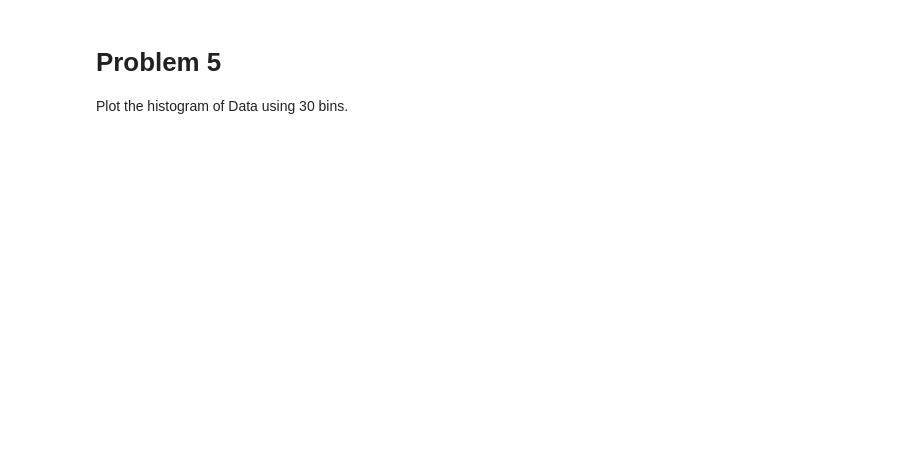
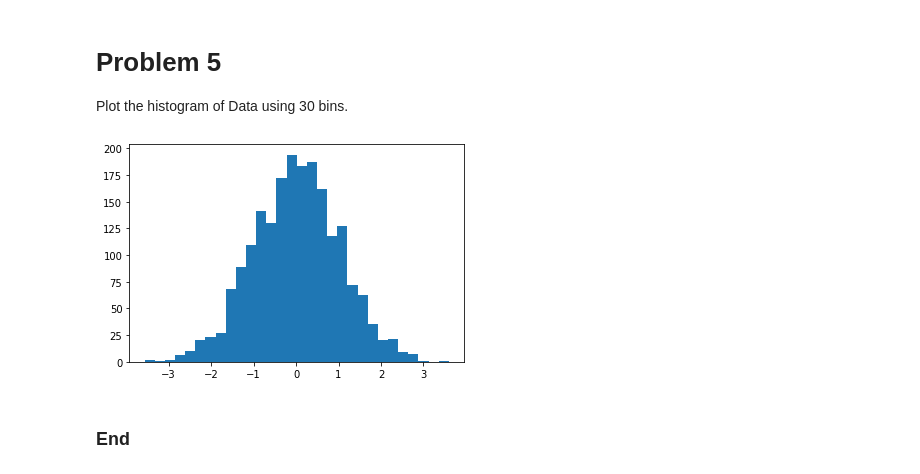
Before and after one commit to zhares999/ET5003_SEM1_2021-2, a Jupyter notebook: Week-0/ET5003_Lab_0_11.ipynb, the cells around one changed output. Saved outputs shown, nothing was run; the diff lists cells and outputs as text; code cells hidden in the pictures; blank space fills up the shorter version.

```diff
--- a/Week-0/ET5003_Lab_0_11.ipynb
+++ b/Week-0/ET5003_Lab_0_11.ipynb
@@ -33,3 +75,9 @@ Plot the histogram of Data using 30 bins.
 # %%
 #input
 Data=np.random.randn(2000)
+# %%
+plt.hist(Data, bins=30);
+# %% [output]
+[figure, added]
+# %% [markdown]
+### End
```
Also changed, not shown: parts of 5 cells of this notebook, 12 other files.
